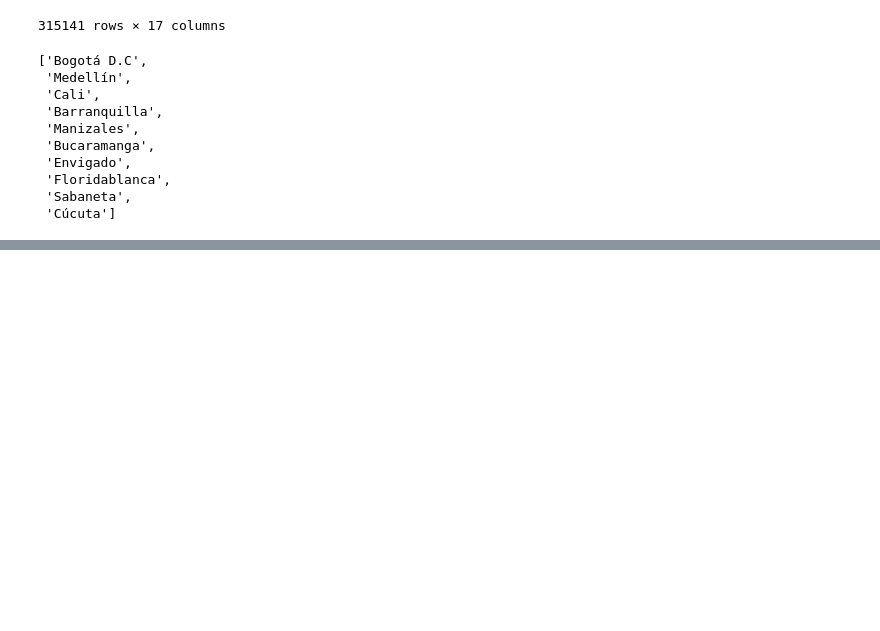
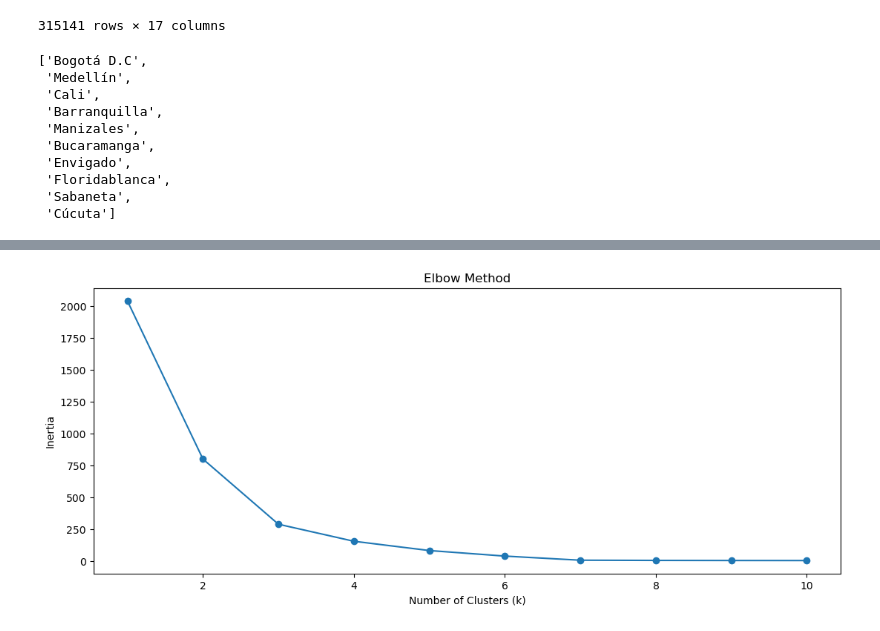
Before and after one commit to afrincon2/visualization, a Jupyter notebook: Prices.ipynb, the cells around one changed output, grey strips where cells are left out. Saved outputs shown, nothing was run; the diff lists cells and outputs as text; code cells hidden in the pictures; blank space fills up the shorter version.

```diff
--- a/Prices.ipynb
+++ b/Prices.ipynb
@@ -405,0 +294,29 @@ plt.show()
+# %%
+from sklearn.cluster import KMeans
+import matplotlib.pyplot as plt
+
+# Filter data to only include farms
+farms = data[data["property_type"] == "Finca"]
+
+# Create an empty list to store the inertia values for each k
+inertias = []
+
+# Define a range of k values to test
+k_values = range(1, 11)
+
+# Loop through each k value and fit a KMeans model
+for k in k_values:
+    kmeans = KMeans(n_clusters=k, random_state=42)
+    kmeans.fit(farms[["lon", "lat"]])
+
+    # Append the inertia value to the list
+    inertias.append(kmeans.inertia_)
+
+# Plot the inertia values for each k value
+plt.plot(k_values, inertias, "o-")
+plt.xlabel("Number of Clusters (k)")
+plt.ylabel("Inertia")
+plt.title("Elbow Method")
+plt.show()
+# %% [output]
+[figure, added]
```
Also changed, not shown: parts of 25 cells of this notebook.
